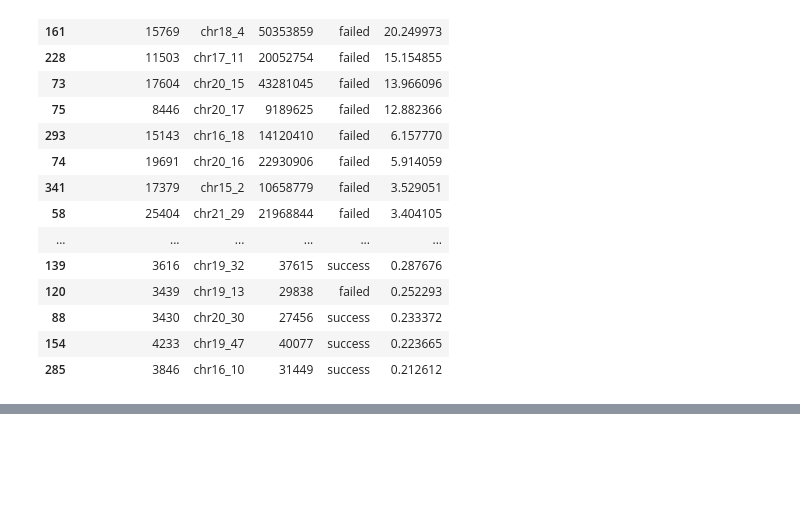
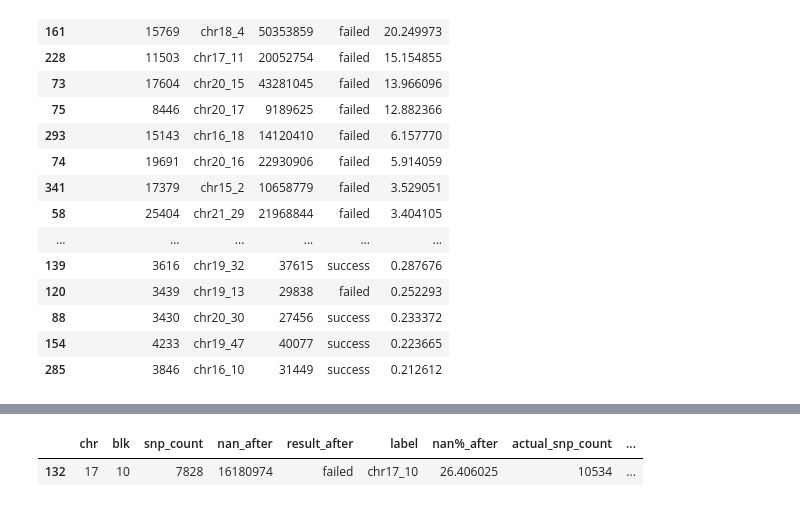
Before and after one commit to teresa-sansan/ADSP_polyfun, a Jupyter notebook: carma/check_blksize.ipynb, the cells around one changed output, grey strips where cells are left out. Saved outputs shown, nothing was run; the diff lists cells and outputs as text; code cells hidden in the pictures; blank space fills up the shorter version.

```diff
--- a/carma/check_blksize.ipynb
+++ b/carma/check_blksize.ipynb
@@ -173,0 +259,5 @@ check_nan.sort_values('nan%', ascending = False).head(30)
+# %%
+check[check.label == 'chr17_10']
+# %% [output]
+|  | chr | blk | snp_count | nan_after | result_after | label | nan%_after | actual_snp_count | ... |
+| 132 | 17 | 10 | 7828 | 16180974 | failed | chr17_10 | 26.406025 | 10534 | ... |
```
Also changed, not shown: parts of 11 cells of this notebook, 2 other files.
